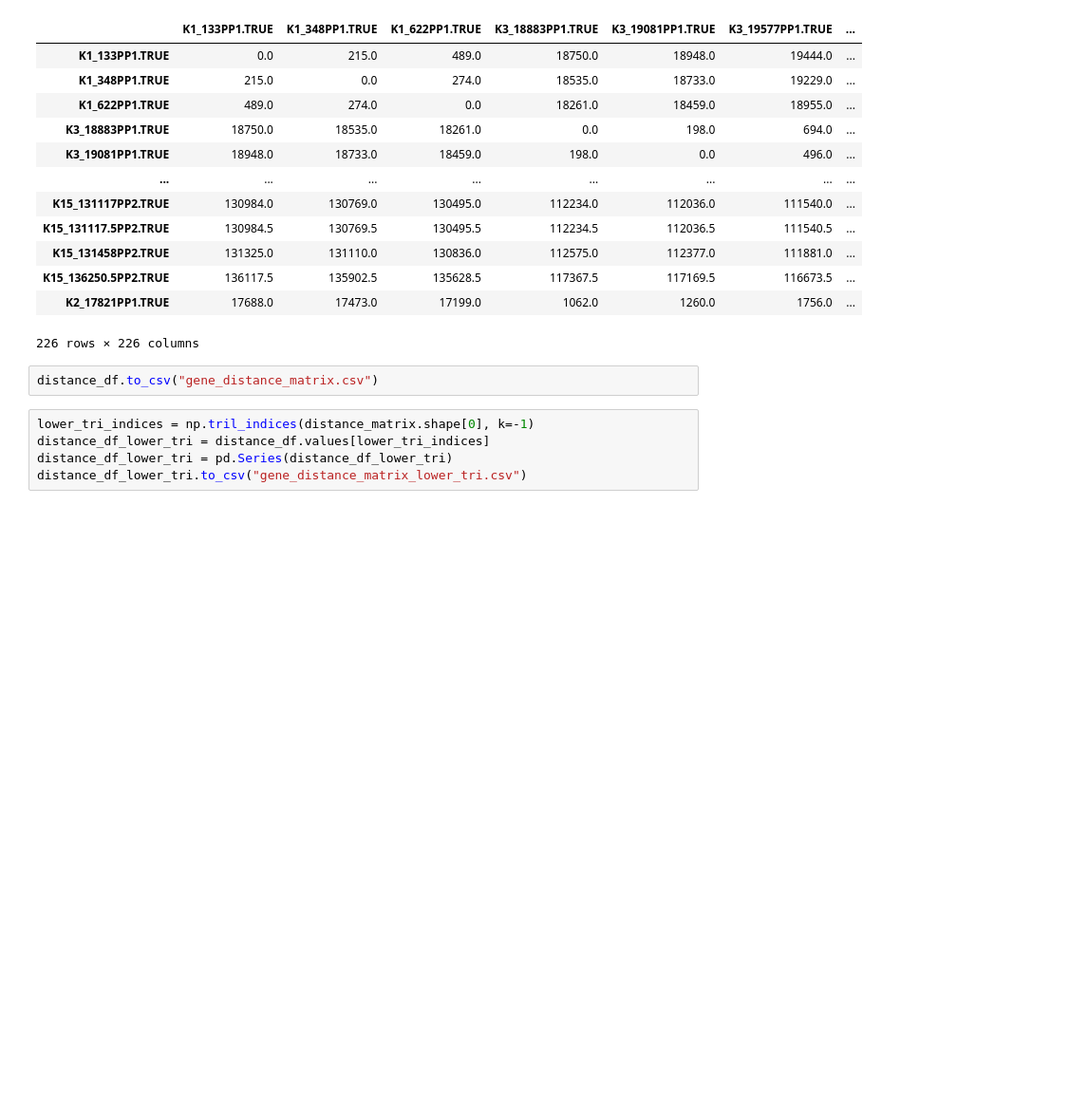
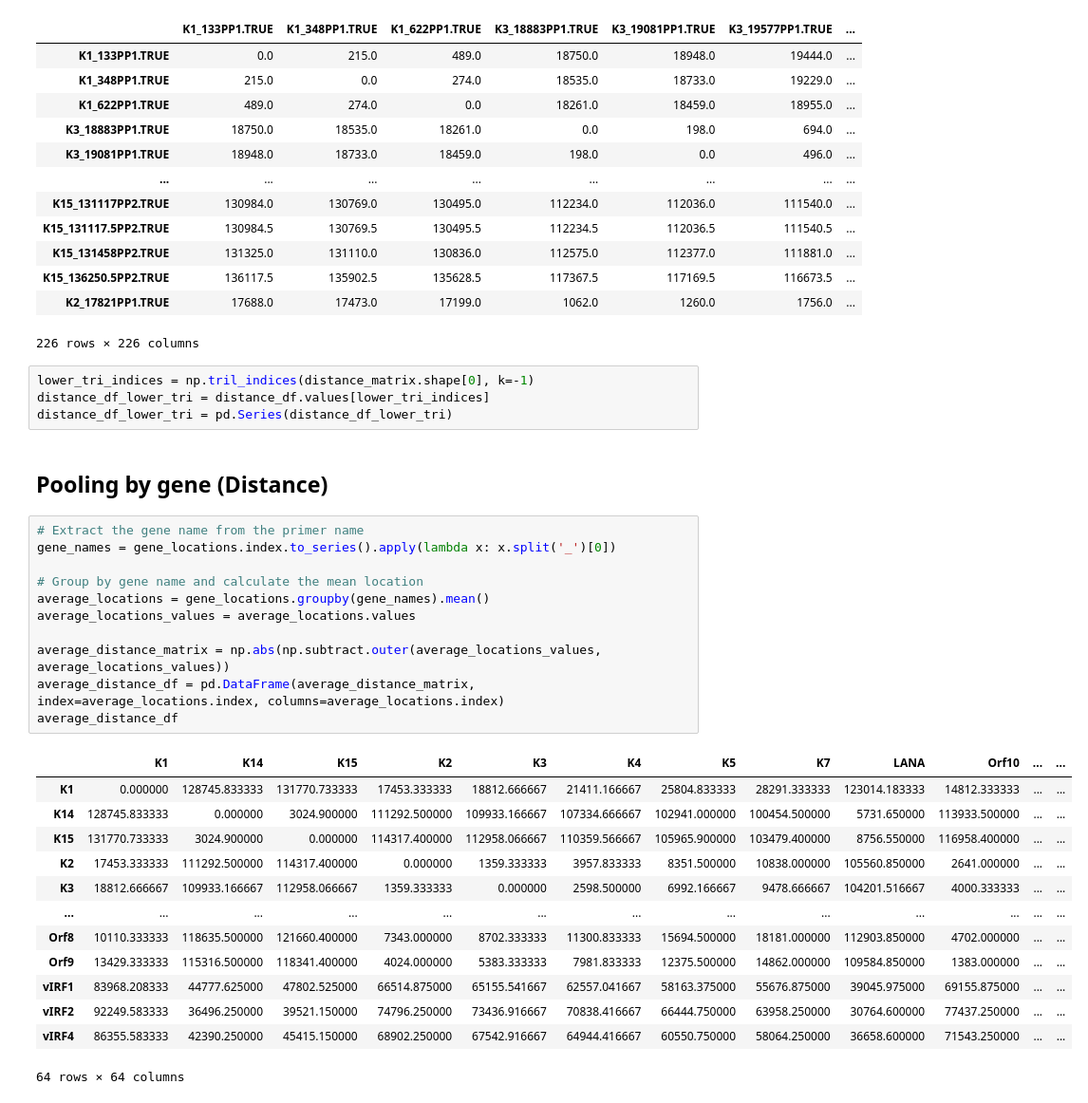
Before and after one commit to alecplotkin/DATA-481-Team-Virology, a Jupyter notebook: Nicolas_Zhang/Gene_Distance.ipynb, the cells around one changed output. Shown: that part at 95% size. Saved outputs shown, nothing was run; the diff lists cells and outputs as text; blank space fills up the shorter version.

Commit message:
pool by gene

```diff
--- a/Nicolas_Zhang/Gene_Distance.ipynb
+++ b/Nicolas_Zhang/Gene_Distance.ipynb
@@ -36,10 +36,34 @@ distance_df
 | K15_136250.5PP2.TRUE | 136117.5 | 135902.5 | 135628.5 | 117367.5 | 117169.5 | 116673.5 | ... |
 | K2_17821PP1.TRUE | 17688.0 | 17473.0 | 17199.0 | 1062.0 | 1260.0 | 1756.0 | ... |
 226 rows × 226 columns
-# %%
-distance_df.to_csv("gene_distance_matrix.csv")
 # %%
 lower_tri_indices = np.tril_indices(distance_matrix.shape[0], k=-1)
 distance_df_lower_tri = distance_df.values[lower_tri_indices]
 distance_df_lower_tri = pd.Series(distance_df_lower_tri)
-distance_df_lower_tri.to_csv("gene_distance_matrix_lower_tri.csv")
+# %% [markdown]
+## Pooling by gene (Distance)
+# %%
+# Extract the gene name from the primer name
+gene_names = gene_locations.index.to_series().apply(lambda x: x.split('_')[0])
+
+# Group by gene name and calculate the mean location
+average_locations = gene_locations.groupby(gene_names).mean()
+average_locations_values = average_locations.values
+
+average_distance_matrix = np.abs(np.subtract.outer(average_locations_values, average_locations_values))
+average_distance_df = pd.DataFrame(average_distance_matrix, index=average_locations.index, columns=average_locations.index)
+average_distance_df
+# %% [output]
+|  | K1 | K14 | K15 | K2 | K3 | K4 | K5 | K7 | LANA | Orf10 | ... | ... |
+| K1 | 0.000000 | 128745.833333 | 131770.733333 | 17453.333333 | 18812.666667 | 21411.166667 | 25804.833333 | 28291.333333 | 123014.183333 | 14812.333333 | ... | ... |
+| K14 | 128745.833333 | 0.000000 | 3024.900000 | 111292.500000 | 109933.166667 | 107334.666667 | 102941.000000 | 100454.500000 | 5731.650000 | 113933.500000 | ... | ... |
+| K15 | 131770.733333 | 3024.900000 | 0.000000 | 114317.400000 | 112958.066667 | 110359.566667 | 105965.900000 | 103479.400000 | 8756.550000 | 116958.400000 | ... | ... |
+| K2 | 17453.333333 | 111292.500000 | 114317.400000 | 0.000000 | 1359.333333 | 3957.833333 | 8351.500000 | 10838.000000 | 105560.850000 | 2641.000000 | ... | ... |
+| K3 | 18812.666667 | 109933.166667 | 112958.066667 | 1359.333333 | 0.000000 | 2598.500000 | 6992.166667 | 9478.666667 | 104201.516667 | 4000.333333 | ... | ... |
+| ... | ... | ... | ... | ... | ... | ... | ... | ... | ... | ... | ... | ... |
+| Orf8 | 10110.333333 | 118635.500000 | 121660.400000 | 7343.000000 | 8702.333333 | 11300.833333 | 15694.500000 | 18181.000000 | 112903.850000 | 4702.000000 | ... | ... |
+| Orf9 | 13429.333333 | 115316.500000 | 118341.400000 | 4024.000000 | 5383.333333 | 7981.833333 | 12375.500000 | 14862.000000 | 109584.850000 | 1383.000000 | ... | ... |
+| vIRF1 | 83968.208333 | 44777.625000 | 47802.525000 | 66514.875000 | 65155.541667 | 62557.041667 | 58163.375000 | 55676.875000 | 39045.975000 | 69155.875000 | ... | ... |
+| vIRF2 | 92249.583333 | 36496.250000 | 39521.150000 | 74796.250000 | 73436.916667 | 70838.416667 | 66444.750000 | 63958.250000 | 30764.600000 | 77437.250000 | ... | ... |
+| vIRF4 | 86355.583333 | 42390.250000 | 45415.150000 | 68902.250000 | 67542.916667 | 64944.416667 | 60550.750000 | 58064.250000 | 36658.600000 | 71543.250000 | ... | ... |
+64 rows × 64 columns
```
Also changed, not shown: parts of 2 cells of this notebook, 6 other files.
